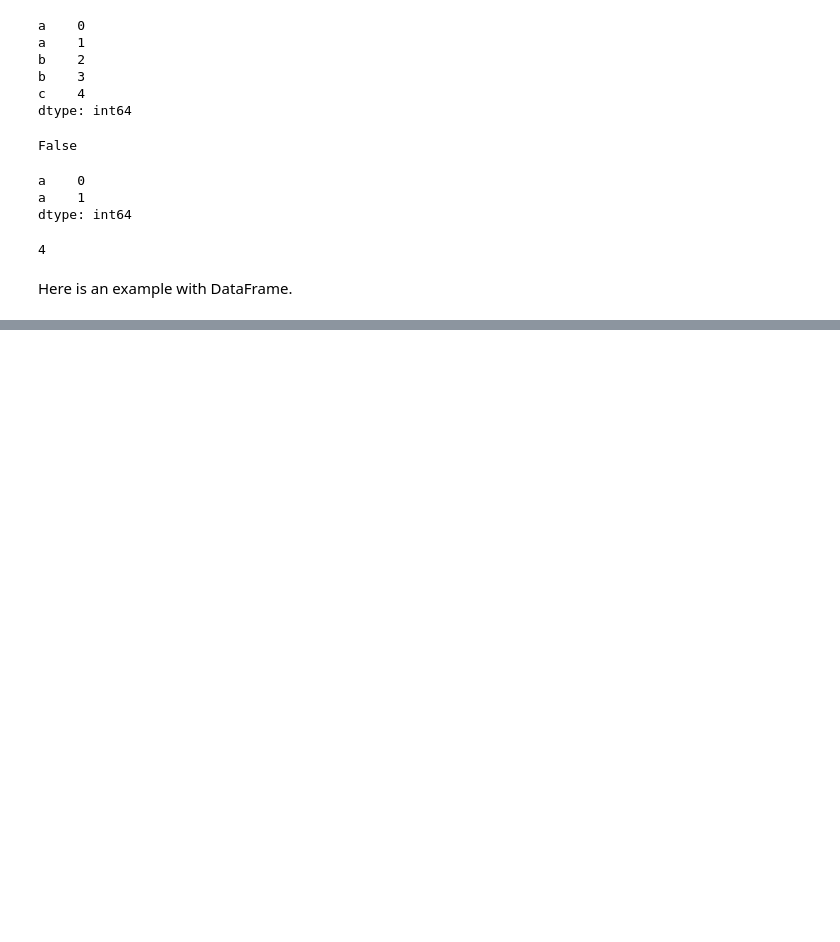
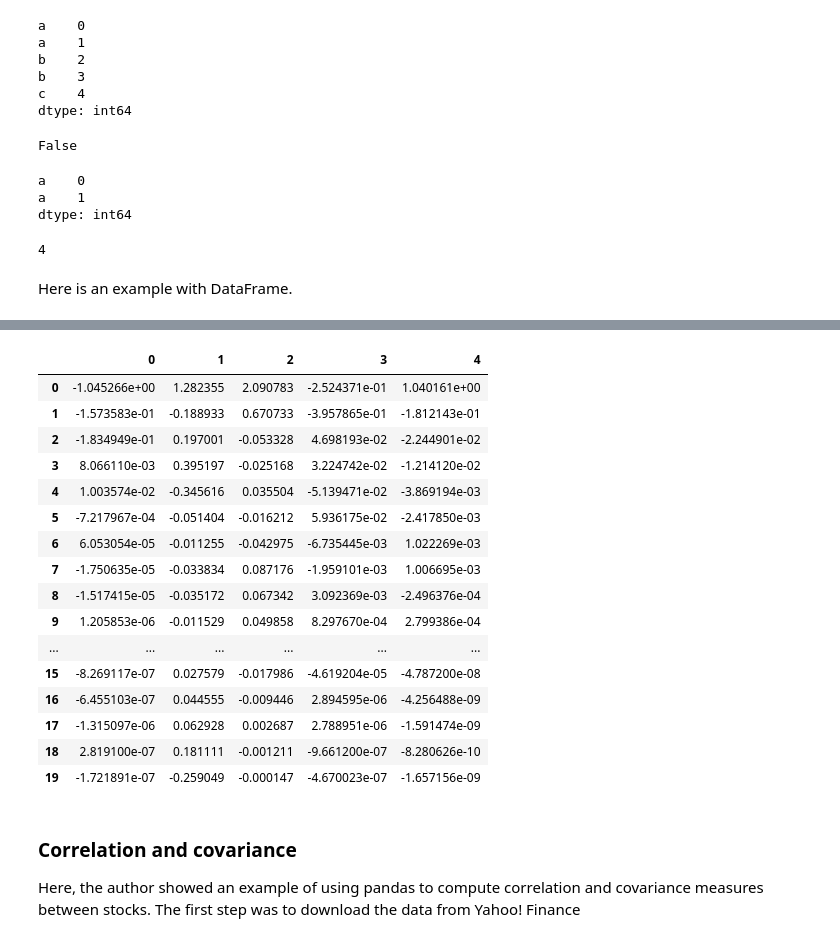
Before and after one commit to jhrcook/100DaysOfPython, a Jupyter notebook: PythonForDataAnalysis/pfda_ch5.ipynb, the cells around one changed output, grey strips where cells are left out. Cells and saved outputs as stored; diff of their text form; code cells hidden in the pictures; blank space fills up the shorter version.

```diff
--- a/PythonForDataAnalysis/pfda_ch5.ipynb
+++ b/PythonForDataAnalysis/pfda_ch5.ipynb
@@ -1249,0 +1470,25 @@ df.loc['b']
+# %%
+df.cumprod()
+# %% [output]
+|  | 0 | 1 | 2 | 3 | 4 |
+| 0 | -1.045266e+00 | 1.282355 | 2.090783 | -2.524371e-01 | 1.040161e+00 |
+| 1 | -1.573583e-01 | -0.188933 | 0.670733 | -3.957865e-01 | -1.812143e-01 |
+| 2 | -1.834949e-01 | 0.197001 | -0.053328 | 4.698193e-02 | -2.244901e-02 |
+| 3 | 8.066110e-03 | 0.395197 | -0.025168 | 3.224742e-02 | -1.214120e-02 |
+| 4 | 1.003574e-02 | -0.345616 | 0.035504 | -5.139471e-02 | -3.869194e-03 |
+| 5 | -7.217967e-04 | -0.051404 | -0.016212 | 5.936175e-02 | -2.417850e-03 |
+| 6 | 6.053054e-05 | -0.011255 | -0.042975 | -6.735445e-03 | 1.022269e-03 |
+| 7 | -1.750635e-05 | -0.033834 | 0.087176 | -1.959101e-03 | 1.006695e-03 |
+| 8 | -1.517415e-05 | -0.035172 | 0.067342 | 3.092369e-03 | -2.496376e-04 |
+| 9 | 1.205853e-06 | -0.011529 | 0.049858 | 8.297670e-04 | 2.799386e-04 |
+| ... | ... | ... | ... | ... | ... |
+| 15 | -8.269117e-07 | 0.027579 | -0.017986 | -4.619204e-05 | -4.787200e-08 |
+| 16 | -6.455103e-07 | 0.044555 | -0.009446 | 2.894595e-06 | -4.256488e-09 |
+| 17 | -1.315097e-06 | 0.062928 | 0.002687 | 2.788951e-06 | -1.591474e-09 |
+| 18 | 2.819100e-07 | 0.181111 | -0.001211 | -9.661200e-07 | -8.280626e-10 |
+| 19 | -1.721891e-07 | -0.259049 | -0.000147 | -4.670023e-07 | -1.657156e-09 |
+# %% [markdown]
+### Correlation and covariance
+
+Here, the author showed an example of using pandas to compute correlation and covariance measures between stocks.
+The first step was to download the data from Yahoo! Finance
```
Also changed, not shown: parts of 47 cells of this notebook, 2 other files.
